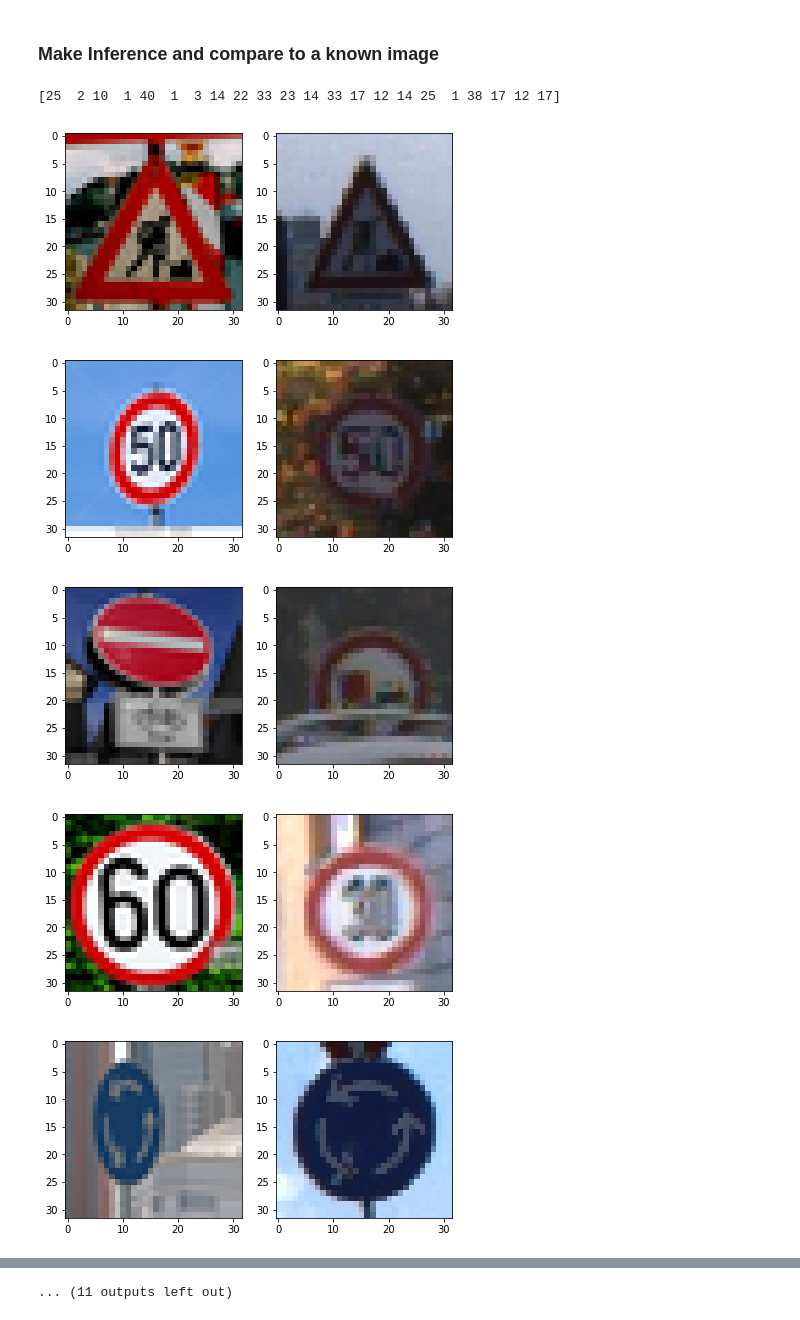
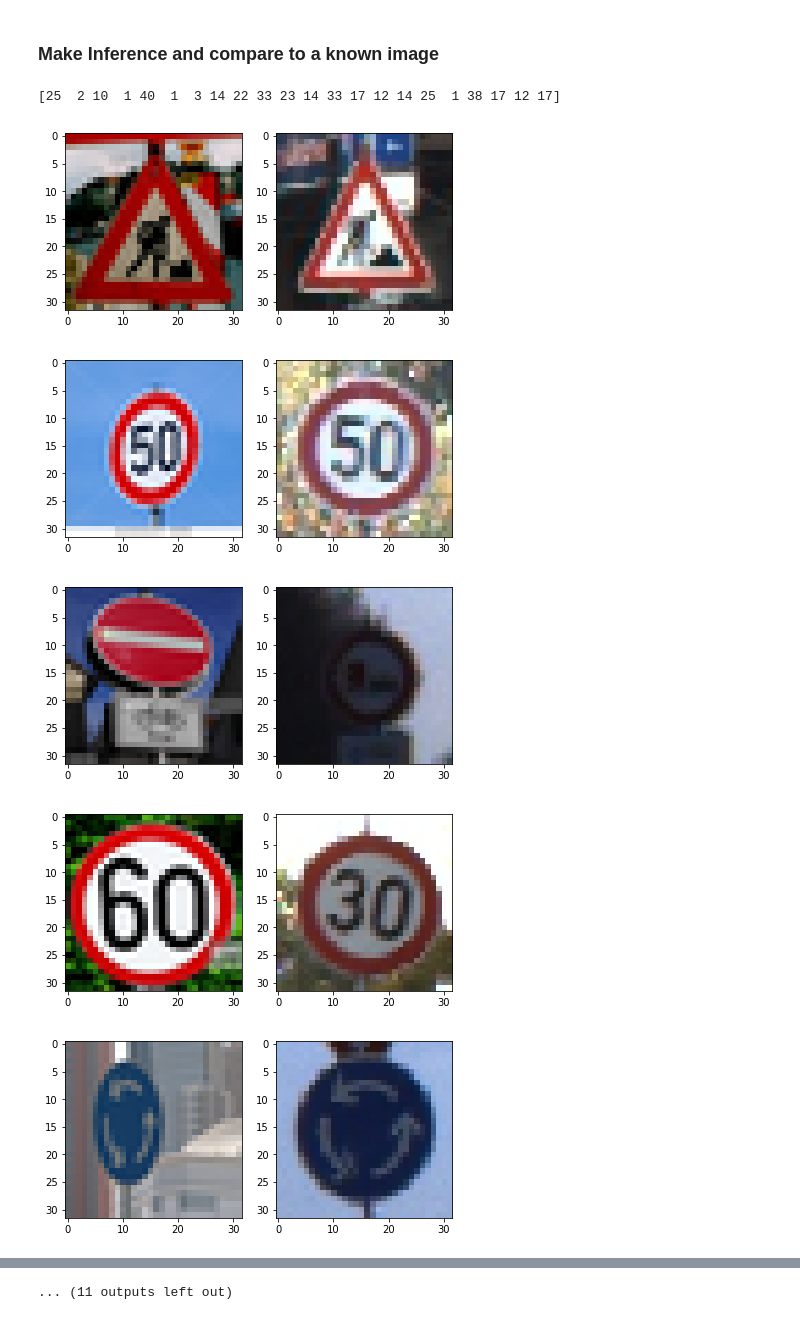
Before and after one commit to charlielito/convnets-on-raspberry-tensorflow, a Jupyter notebook: run_many.ipynb, the cells around one changed output, grey strips where cells are left out. Cells and saved outputs as stored; diff of their text form; code cells hidden in the pictures.

```diff
--- a/run_many.ipynb
+++ b/run_many.ipynb
@@ -83,24 +83,24 @@ features_test.shape
 # %%
 predictions = model.predict(features = features_test)
 predictions = np.argmax(predictions, axis=1)
 
 print predictions
 
 for pred, features in zip(predictions, features_test):
 
-    reference_img = dataset.test_set.get_nclass_sample(pred)
+    reference_img = dataset.test_set.class_sample(pred,1)[0]
 
     f, (ax1, ax2) = plt.subplots(1, 2) #, figsize=(10,10)
     ax1.imshow(features)
     ax2.imshow(reference_img)
 
     f.tight_layout()
 
     plt.show()
 # %% [output]
 [25  2 10  1 40  1  3 14 22 33 23 14 33 17 12 14 25  1 38 17 12 17]
-[figure, old version]
+[figure, new version]
-[figure, old version]
+[figure, new version]
-[figure, old version]
+[figure, new version]
-[figure, old version]
+[figure, new version]
-[figure, old version]
+[figure, new version]
```
Also changed, not shown: parts of 1 cell of this notebook, 1 other file.
